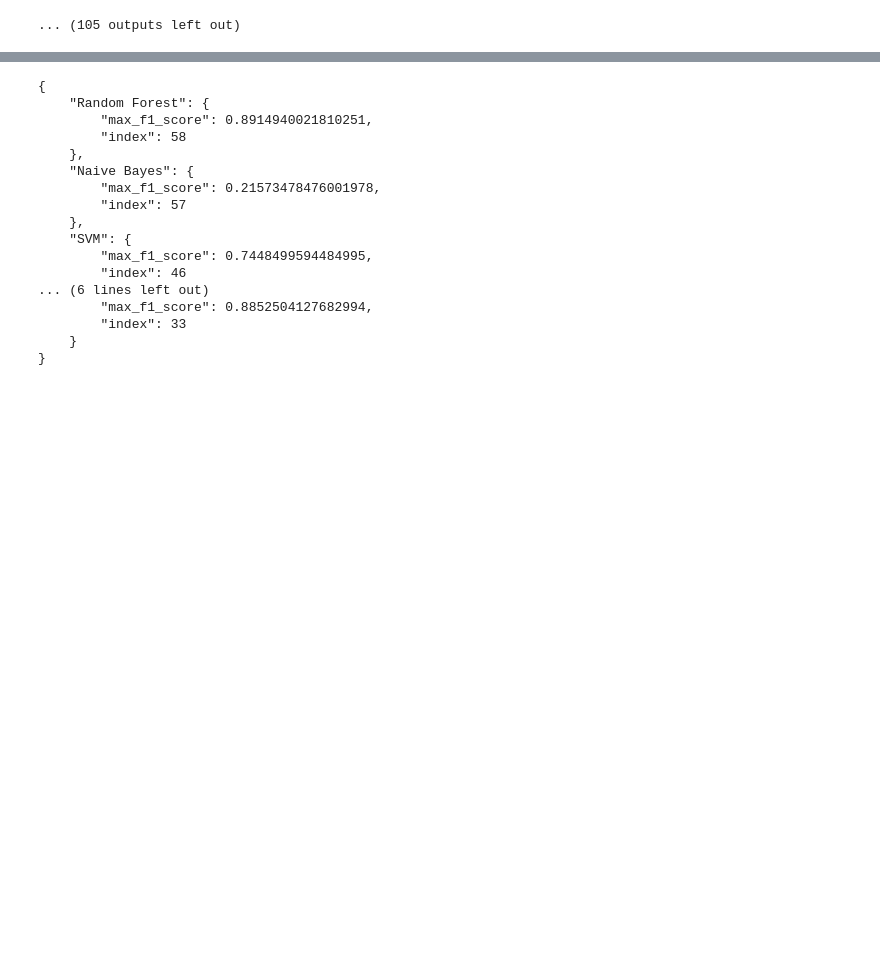
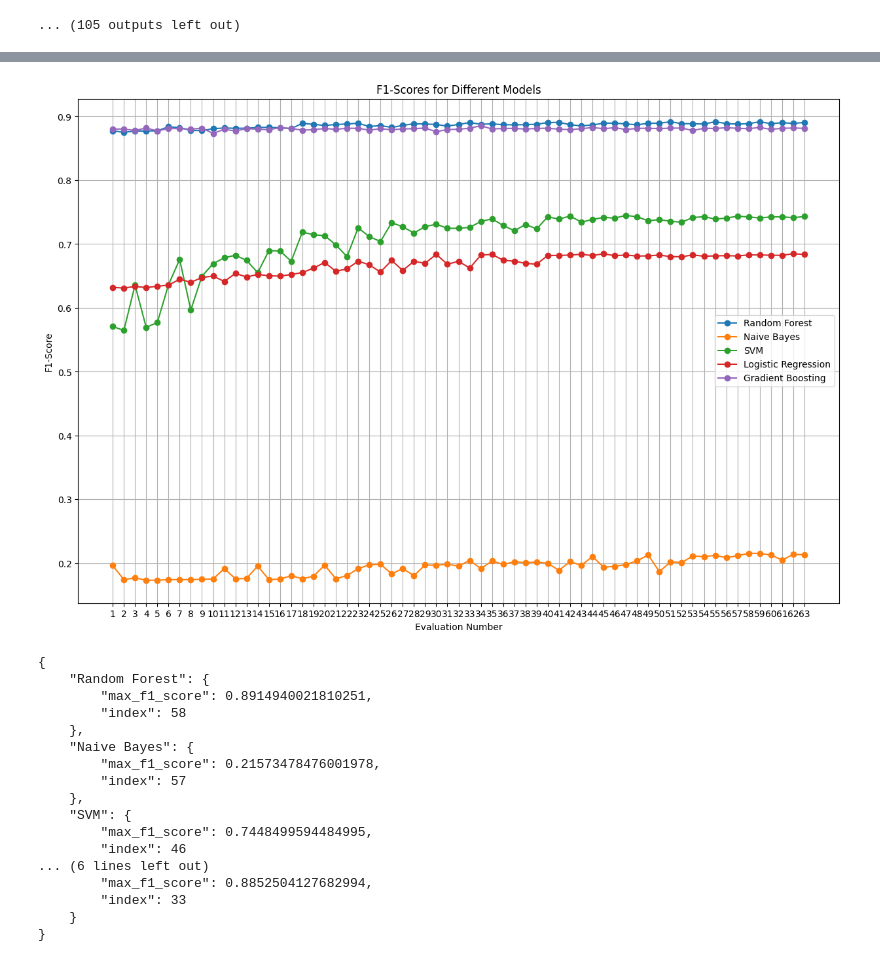
Before and after one commit to einjunge99/ETL, a Jupyter notebook: CreditFactory_v3_0_(Precalificación).ipynb, the cells around one changed output, grey strips where cells are left out. Saved outputs shown, nothing was run; the diff lists cells and outputs as text; code cells hidden in the pictures; blank space fills up the shorter version.

Commit message:
add f1-score chart

```diff
--- a/CreditFactory_v3_0_(Precalificación).ipynb
+++ b/CreditFactory_v3_0_(Precalificación).ipynb
@@ -2299,3 +2316,21 @@ print(json.dumps(f1_scores, indent=4))
+# %%
+# Convert JSON data to DataFrame
+df = pd.DataFrame(f1_scores)
+
+# Plotting
+plt.figure(figsize=(15, 10))  # Increased figure size
+for model in df.columns:
+    plt.plot(df[model], marker='o', label=model)
+
+plt.title('F1-Scores for Different Models')
+plt.xlabel('Evaluation Number')
+plt.ylabel('F1-Score')
+plt.xticks(range(len(df[df.columns[0]])), [f'{i+1}' for i in range(len(df[df.columns[0]]))])
+plt.legend()
+plt.grid(True)
+plt.show()
+# %% [output]
+[figure, added]
 # %%
 highest_f1_scores = {}
 
```
Also changed, not shown: parts of 1 cell of this notebook.
